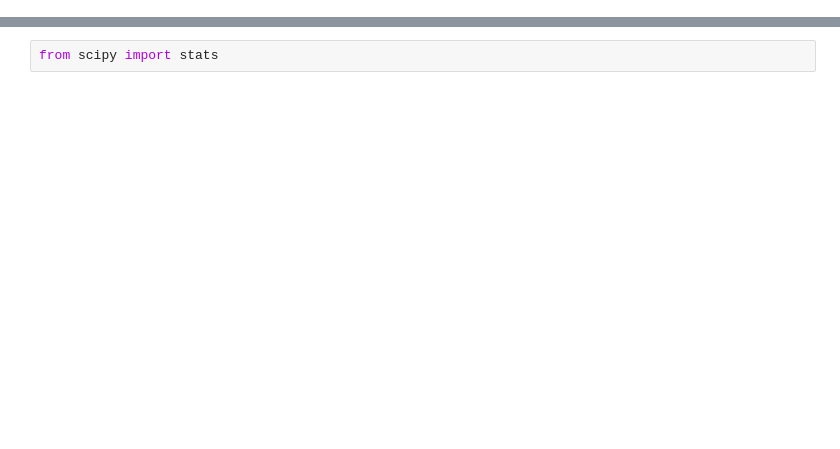
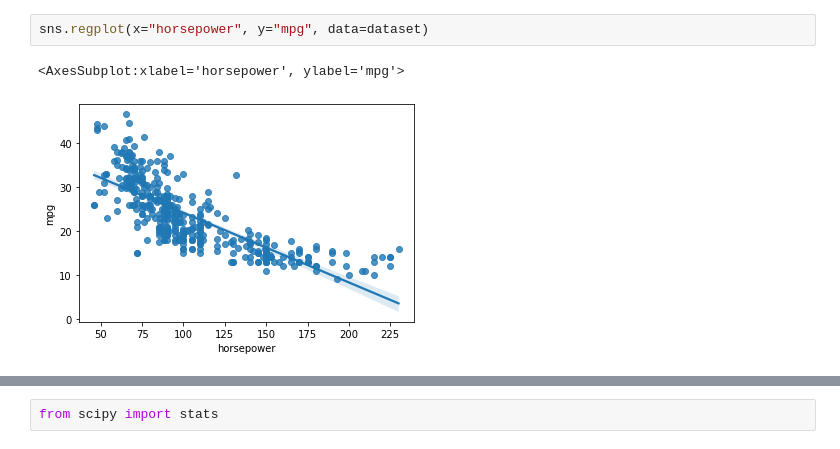
Before and after one commit to Nishanth-Raju/IBM-Project-5422-1658763434, a Jupyter notebook: Project development phase/Sprint 2/Model building.ipynb, the cells around one changed output, grey strips where cells are left out. Drawn from its saved outputs; the diff is of its cells as text; blank space fills up the shorter version.

```diff
--- a/Project development phase/Sprint 2/Model building.ipynb
+++ b/Project development phase/Sprint 2/Model building.ipynb
@@ -183,0 +170,5 @@ By convention, when the
+# %%
+sns.regplot(x="horsepower", y="mpg", data=dataset)
+# %% [output]
+<AxesSubplot:xlabel='horsepower', ylabel='mpg'>
+[figure, added]
```
Also changed, not shown: parts of 151 cells of this notebook, 10 other files.
